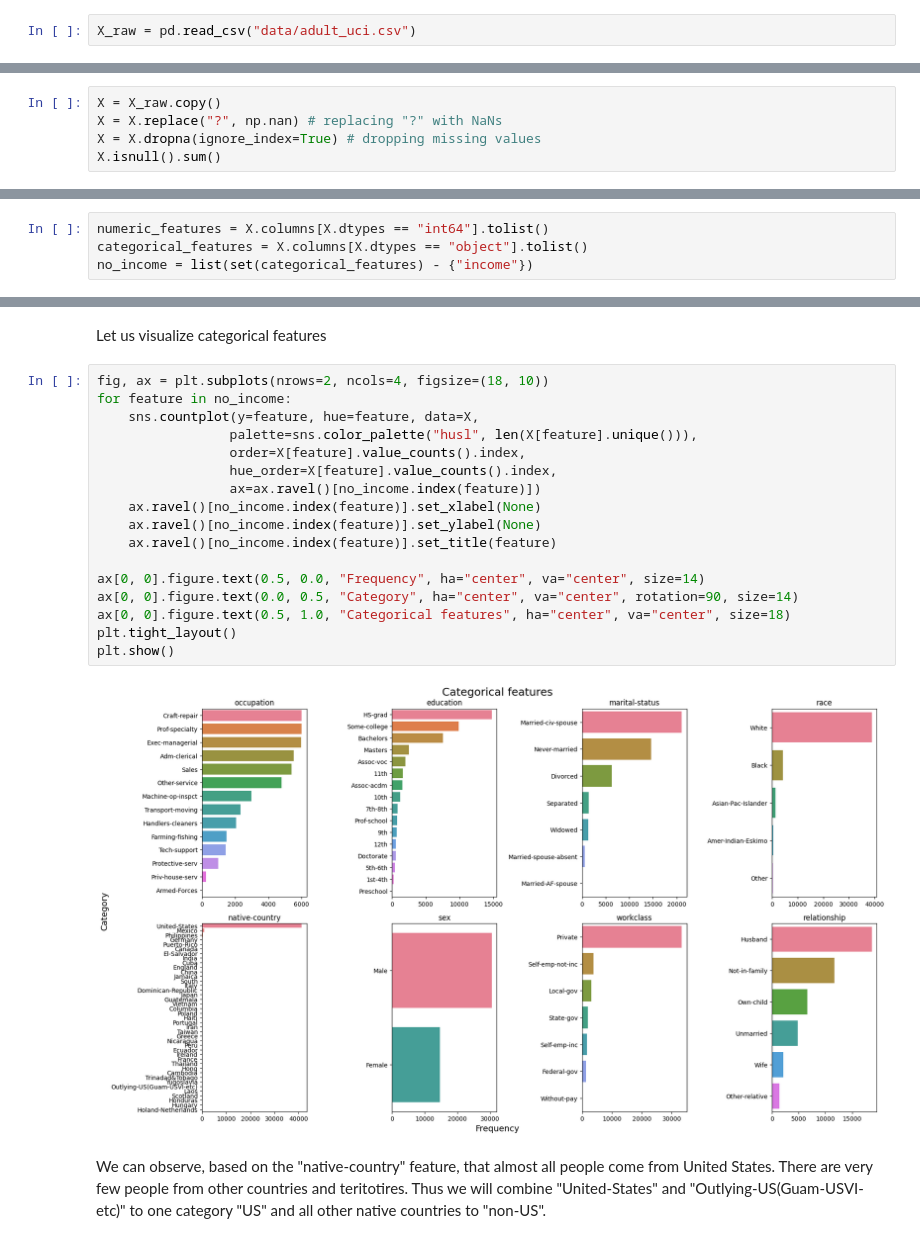
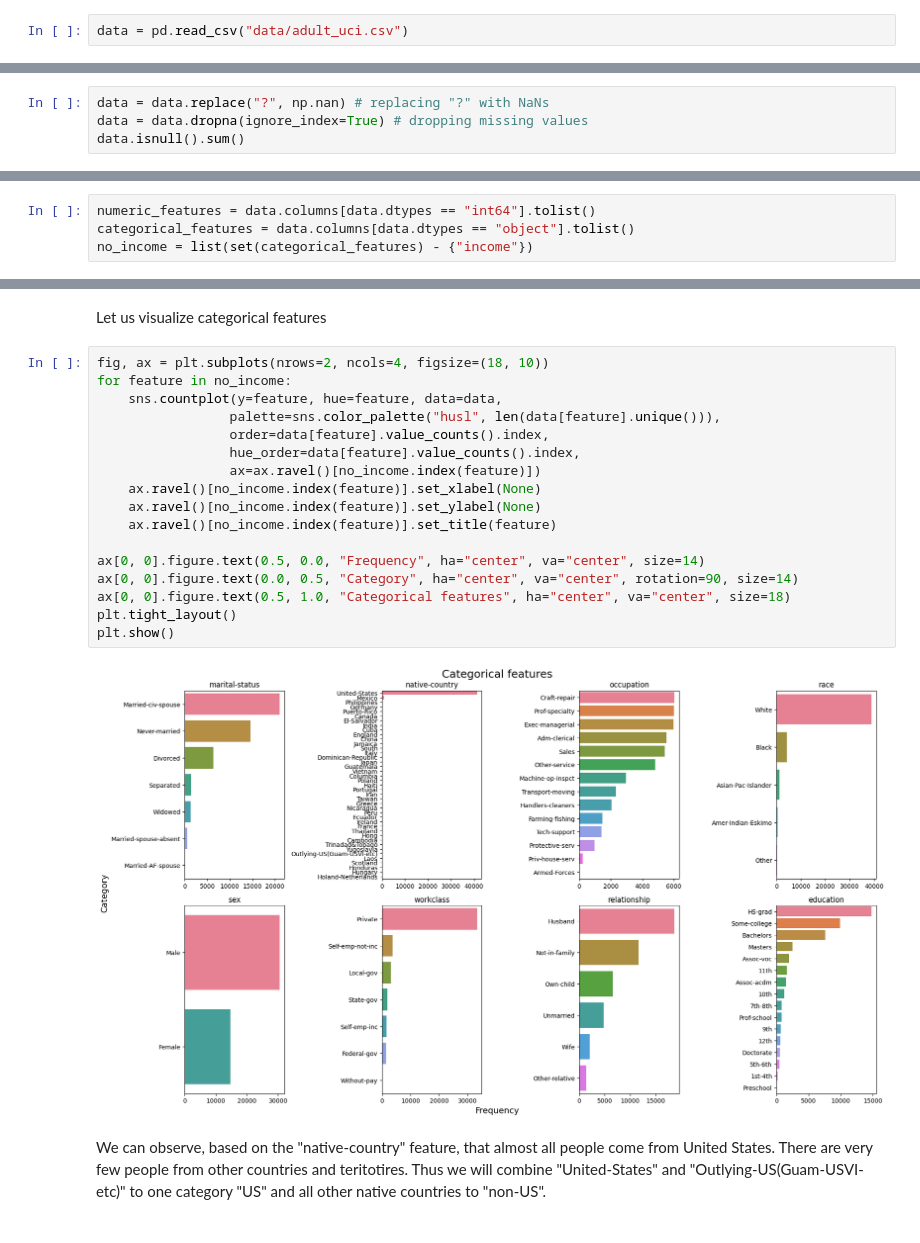
Before and after one commit to JakubKoral/AdultDataset, a Jupyter notebook: DM_Project_part_I.ipynb, the cells around one changed output, grey strips where cells are left out. Saved outputs shown, nothing was run; the diff lists cells and outputs as text.

```diff
--- a/DM_Project_part_I.ipynb
+++ b/DM_Project_part_I.ipynb
@@ -39,4 +39,4 @@ for PATH in paths:
 # %% [markdown]
 ### Data preprocessing
 # %%
-X_raw = pd.read_csv("data/adult_uci.csv")
+data = pd.read_csv("data/adult_uci.csv")
@@ -80,10 +80,9 @@ dtype: int64
 # %% [markdown]
 The number of empty cells compared to the number of all records is low, so we will drop them.
 # %%
-X = X_raw.copy()
-X = X.replace("?", np.nan) # replacing "?" with NaNs
-X = X.dropna(ignore_index=True) # dropping missing values
-X.isnull().sum()
+data = data.replace("?", np.nan) # replacing "?" with NaNs
+data = data.dropna(ignore_index=True) # dropping missing values
+data.isnull().sum()
 # %% [output]
 age               0
 workclass         0
@@ -102,8 +101,8 @@ native-country    0
 income            0
 dtype: int64
 # %%
-numeric_features = X.columns[X.dtypes == "int64"].tolist()
-categorical_features = X.columns[X.dtypes == "object"].tolist()
+numeric_features = data.columns[data.dtypes == "int64"].tolist()
+categorical_features = data.columns[data.dtypes == "object"].tolist()
 no_income = list(set(categorical_features) - {"income"})
 # %% [markdown]
 ### Visualizing categorical features
@@ -112,22 +111,22 @@ Let us visualize categorical features
 # %%
 fig, ax = plt.subplots(nrows=2, ncols=4, figsize=(18, 10))
 for feature in no_income:
-    sns.countplot(y=feature, hue=feature, data=X,
-                 palette=sns.color_palette("husl", len(X[feature].unique())),
-                 order=X[feature].value_counts().index,
-                 hue_order=X[feature].value_counts().index,
+    sns.countplot(y=feature, hue=feature, data=data,
+                 palette=sns.color_palette("husl", len(data[feature].unique())),
+                 order=data[feature].value_counts().index,
+                 hue_order=data[feature].value_counts().index,
                  ax=ax.ravel()[no_income.index(feature)])
     ax.ravel()[no_income.index(feature)].set_xlabel(None)
     ax.ravel()[no_income.index(feature)].set_ylabel(None)
     ax.ravel()[no_income.index(feature)].set_title(feature)
 
 ax[0, 0].figure.text(0.5, 0.0, "Frequency", ha="center", va="center", size=14)
 ax[0, 0].figure.text(0.0, 0.5, "Category", ha="center", va="center", rotation=90, size=14)
 ax[0, 0].figure.text(0.5, 1.0, "Categorical features", ha="center", va="center", size=18)
 plt.tight_layout()
 plt.show()
 # %% [output]
-[figure, old version]
+[figure, new version]
 # %% [markdown]
 We can observe, based on the "native-country" feature, that almost all people come from United States. There are very few people from other countries and teritotires. Thus we will combine "United-States" and "Outlying-US(Guam-USVI-etc)" to one category "US" and all other native countries to "non-US".
 # %%
```
Also changed, not shown: parts of 22 cells of this notebook.
